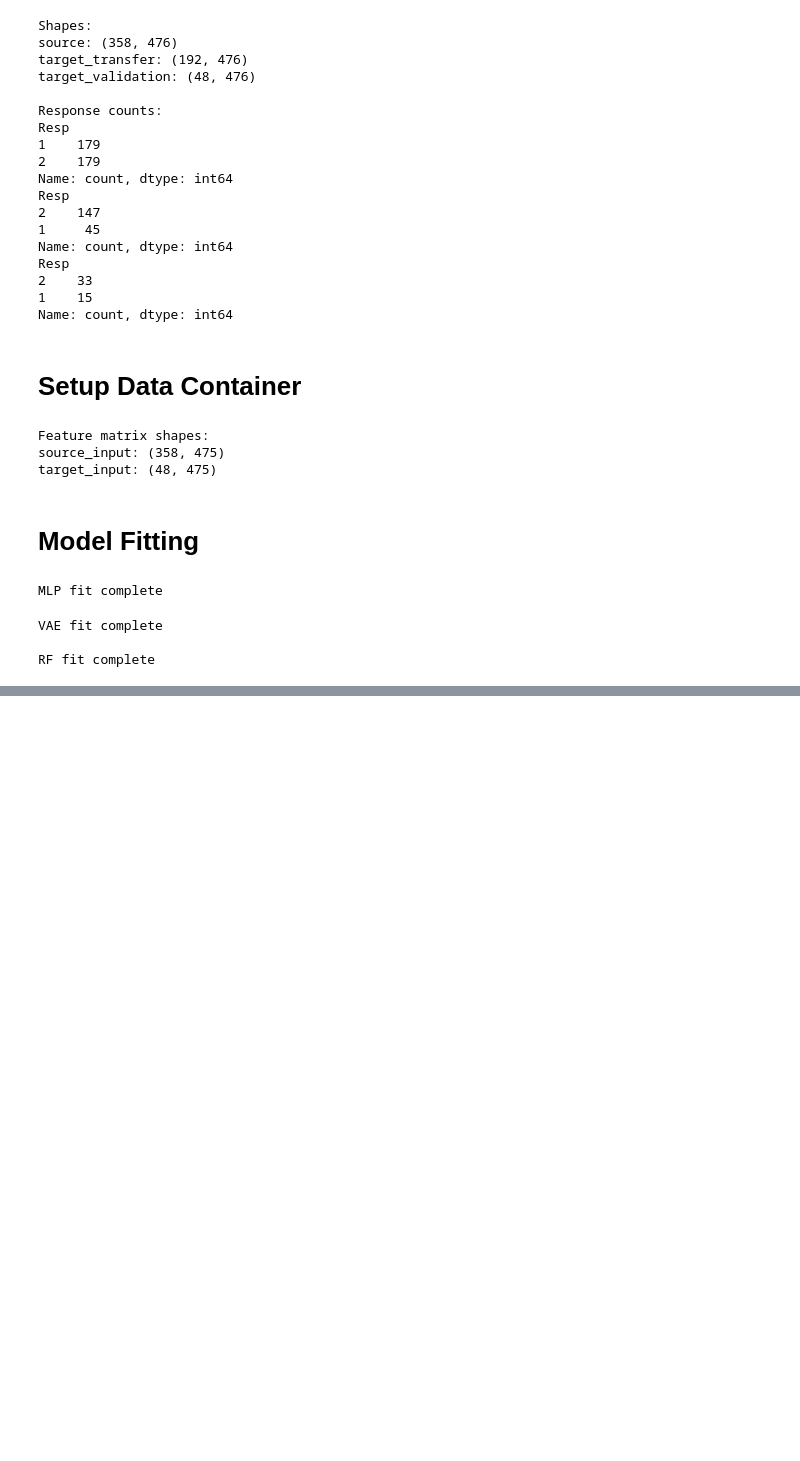
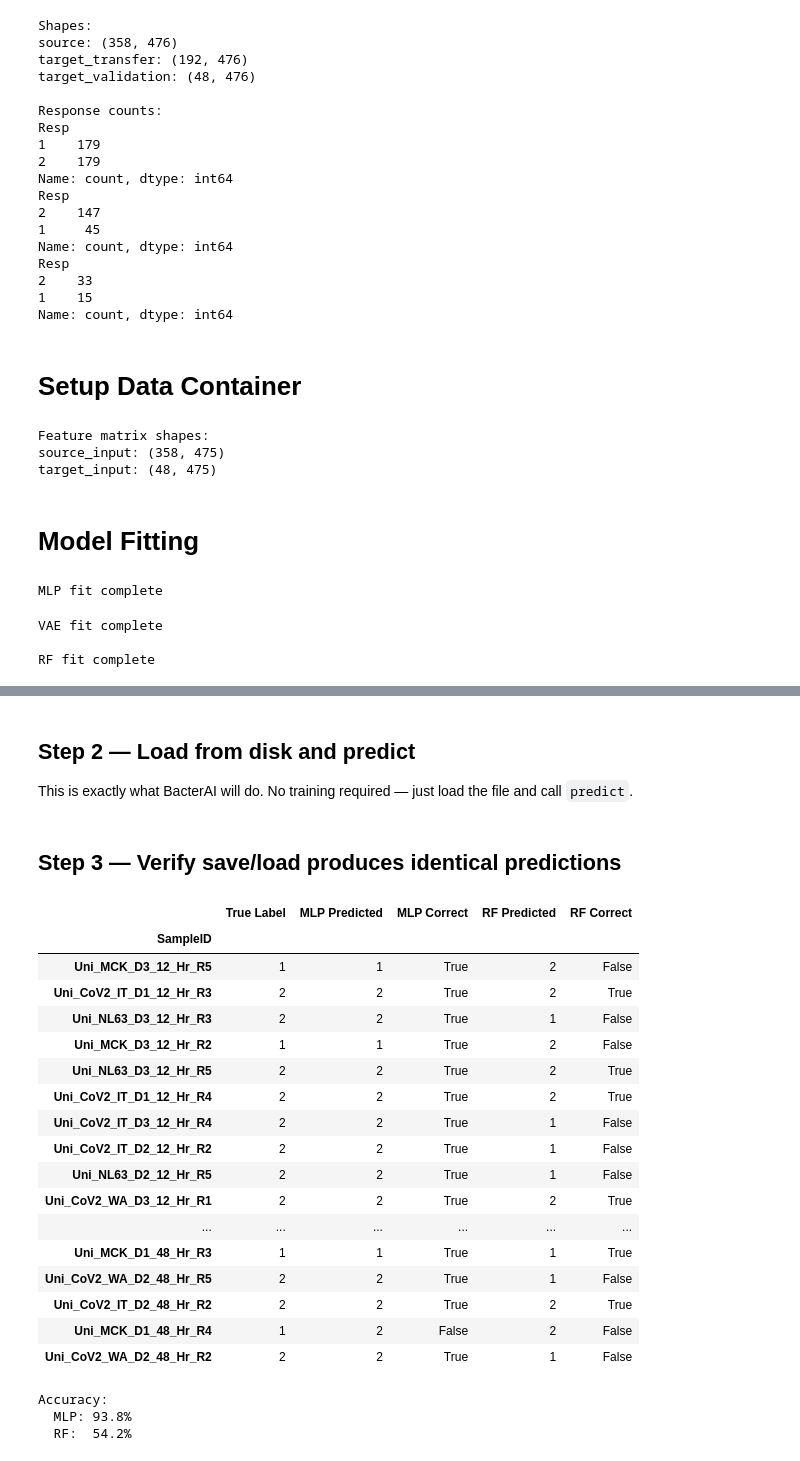
Before and after one commit to PNNL-Predictive-Phenomics/omicsTL, a Jupyter notebook: docs/viral_example.ipynb, the cells around one changed output, grey strips where cells are left out. Saved outputs shown, nothing was run; the diff lists cells and outputs as text; code cells hidden in the pictures; blank space fills up the shorter version.

Commit message:
## adding .pth and .pkl model objects

```diff
--- a/docs/viral_example.ipynb
+++ b/docs/viral_example.ipynb
@@ -195,0 +301,64 @@ display(rf_out)
+# %% [markdown]
+## Step 2 — Load from disk and predict
+
+This is exactly what BacterAI will do. No training required — just load the file and call `predict`.
+# %%
+# Load MLP classifier from disk
+mlp_labels_loaded = None
+if mlp_save_path.exists():
+    mlp_clf_loaded = TIMEDClassifierMLP.load(str(mlp_save_path))
+    mlp_labels_loaded = mlp_clf_loaded.predict(target_input)
+else:
+    print("MLP model file not found — run the save cell first.")
+# %%
+# Load RF classifier from disk
+rf_labels_loaded = None
+if rf_save_path.exists():
+    rf_clf_loaded = TIMEDClassifierRF.load(str(rf_save_path))
+    rf_labels_loaded = rf_clf_loaded.predict(target_input)
+else:
+    print("RF model file not found — run the save cell first.")
+# %% [markdown]
+## Step 3 — Verify save/load produces identical predictions
+# %%
+# Full predictions dataframe — predicted vs true label for every sample
+pred_df = pd.DataFrame(index=target_input.index)
+pred_df["True Label"] = target_truth.values
+
+if mlp_labels_loaded is not None:
+    pred_df["MLP Predicted"] = mlp_labels_loaded
+    pred_df["MLP Correct"]   = pred_df["MLP Predicted"] == pred_df["True Label"]
+
+if rf_labels_loaded is not None:
+    pred_df["RF Predicted"] = rf_labels_loaded
+    pred_df["RF Correct"]   = pred_df["RF Predicted"] == pred_df["True Label"]
+
+display(pred_df)
+
+print("\nAccuracy:")
+if "MLP Correct" in pred_df:
+    print(f"  MLP: {pred_df['MLP Correct'].mean():.1%}")
+if "RF Correct" in pred_df:
+    print(f"  RF:  {pred_df['RF Correct'].mean():.1%}")
+# %% [output]
+|  | True Label | MLP Predicted | MLP Correct | RF Predicted | RF Correct |
+| SampleID |  |  |  |  |  |
+| Uni_MCK_D3_12_Hr_R5 | 1 | 1 | True | 2 | False |
+| Uni_CoV2_IT_D1_12_Hr_R3 | 2 | 2 | True | 2 | True |
+| Uni_NL63_D3_12_Hr_R3 | 2 | 2 | True | 1 | False |
+| Uni_MCK_D3_12_Hr_R2 | 1 | 1 | True | 2 | False |
+| Uni_NL63_D3_12_Hr_R5 | 2 | 2 | True | 2 | True |
+| Uni_CoV2_IT_D1_12_Hr_R4 | 2 | 2 | True | 2 | True |
+| Uni_CoV2_IT_D3_12_Hr_R4 | 2 | 2 | True | 1 | False |
+| Uni_CoV2_IT_D2_12_Hr_R2 | 2 | 2 | True | 1 | False |
+| Uni_NL63_D2_12_Hr_R5 | 2 | 2 | True | 1 | False |
+| Uni_CoV2_WA_D3_12_Hr_R1 | 2 | 2 | True | 2 | True |
+| ... | ... | ... | ... | ... | ... |
+| Uni_MCK_D1_48_Hr_R3 | 1 | 1 | True | 1 | True |
+| Uni_CoV2_WA_D2_48_Hr_R5 | 2 | 2 | True | 1 | False |
+| Uni_CoV2_IT_D2_48_Hr_R2 | 2 | 2 | True | 2 | True |
+| Uni_MCK_D1_48_Hr_R4 | 1 | 2 | False | 2 | False |
+| Uni_CoV2_WA_D2_48_Hr_R2 | 2 | 2 | True | 1 | False |
+Accuracy:
+  MLP: 93.8%
+  RF:  54.2%
```
Also changed, not shown: parts of 7 cells of this notebook, 5 other files.
